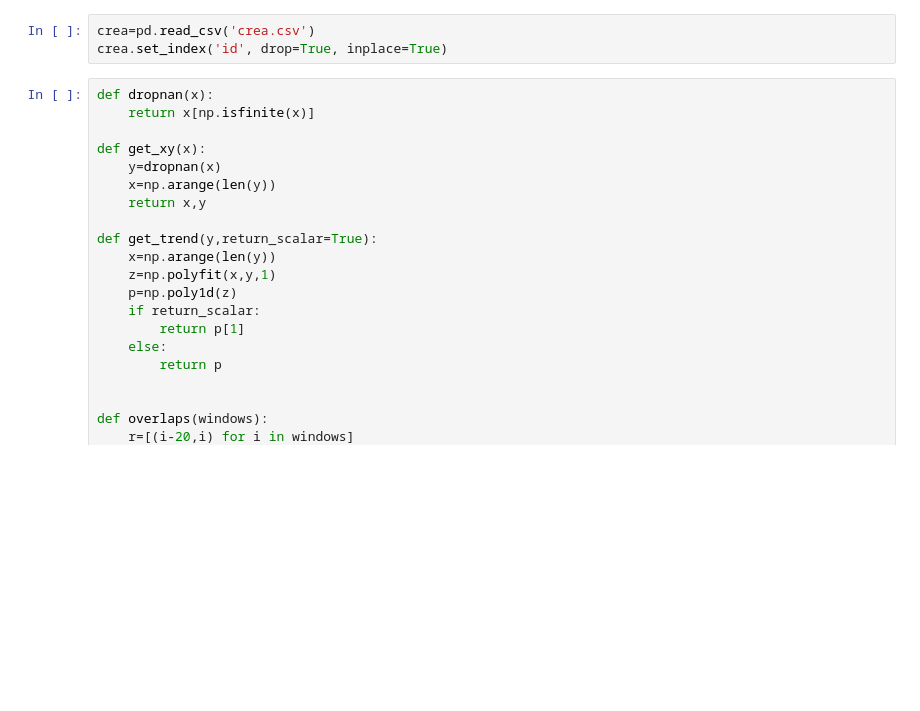
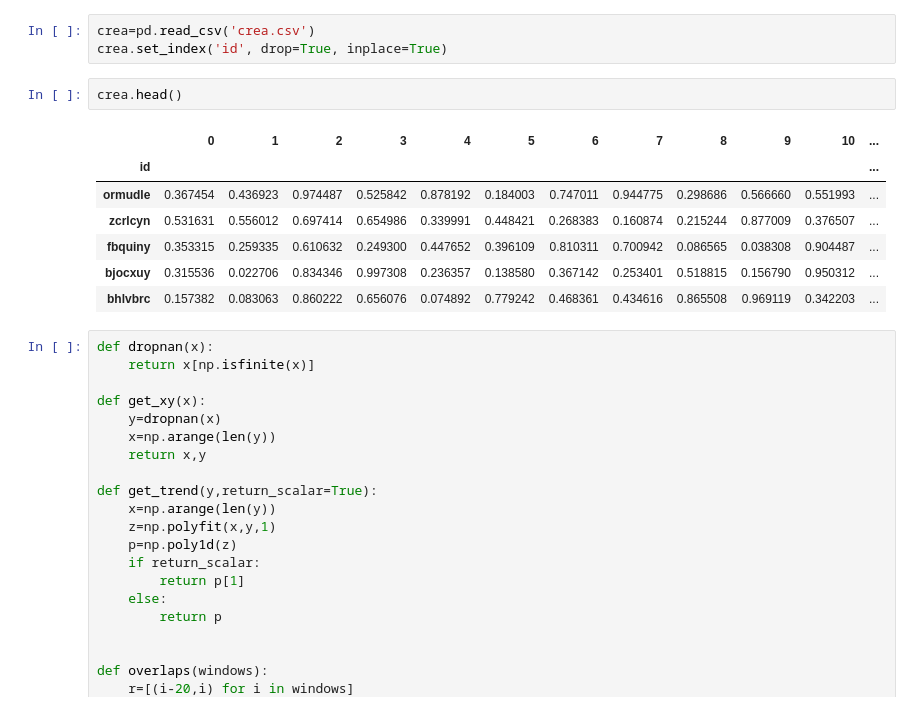
Before and after one commit to zhsegal/backup, a Jupyter notebook: master/timeseries.ipynb, the cells around one changed output. Cells and saved outputs as stored; diff of their text form; blank space fills up the shorter version.

```diff
--- a/master/timeseries.ipynb
+++ b/master/timeseries.ipynb
@@ -8,6 +8,16 @@ import numpy as np
 # %%
 crea=pd.read_csv('crea.csv')
 crea.set_index('id', drop=True, inplace=True)
+# %%
+crea.head()
+# %% [output]
+|  | 0 | 1 | 2 | 3 | 4 | 5 | 6 | 7 | 8 | 9 | 10 | ... |
+| id |  |  |  |  |  |  |  |  |  |  |  | ... |
+| ormudle | 0.367454 | 0.436923 | 0.974487 | 0.525842 | 0.878192 | 0.184003 | 0.747011 | 0.944775 | 0.298686 | 0.566660 | 0.551993 | ... |
+| zcrlcyn | 0.531631 | 0.556012 | 0.697414 | 0.654986 | 0.339991 | 0.448421 | 0.268383 | 0.160874 | 0.215244 | 0.877009 | 0.376507 | ... |
+| fbquiny | 0.353315 | 0.259335 | 0.610632 | 0.249300 | 0.447652 | 0.396109 | 0.810311 | 0.700942 | 0.086565 | 0.038308 | 0.904487 | ... |
+| bjocxuy | 0.315536 | 0.022706 | 0.834346 | 0.997308 | 0.236357 | 0.138580 | 0.367142 | 0.253401 | 0.518815 | 0.156790 | 0.950312 | ... |
+| bhlvbrc | 0.157382 | 0.083063 | 0.860222 | 0.656076 | 0.074892 | 0.779242 | 0.468361 | 0.434616 | 0.865508 | 0.969119 | 0.342203 | ... |
 # %%
 def dropnan(x):
     return x[np.isfinite(x)]
```
Also changed, not shown: parts of 5 cells of this notebook, 1 other file.
